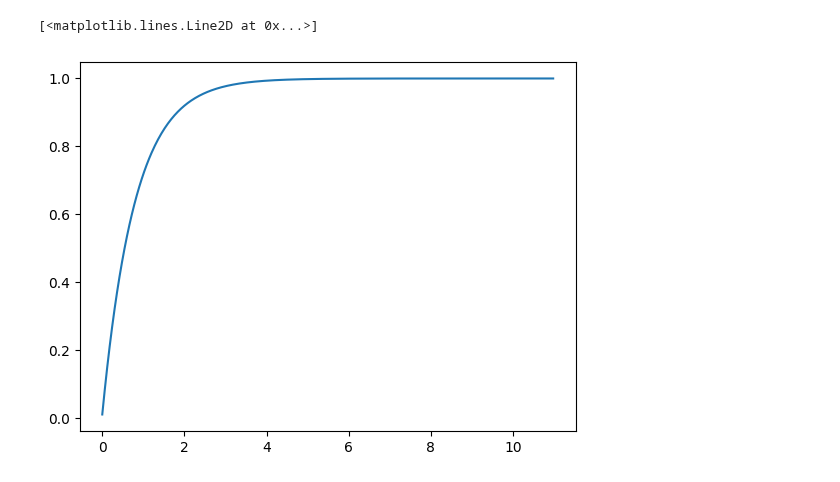
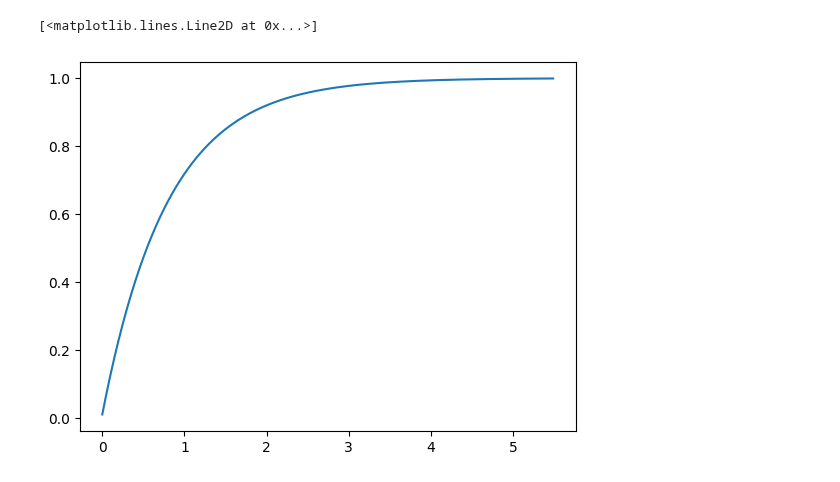
Before and after one commit to buswayne/sysid-transformers-control, a Jupyter notebook: control/simple_example_1.ipynb, the cells around one changed output. Saved outputs shown, nothing was run; the diff lists cells and outputs as text; code cells hidden in the pictures.

```diff
--- a/control/simple_example_1.ipynb
+++ b/control/simple_example_1.ipynb
@@ -21,6 +20,6 @@ plt.show()
 # %%
-ts = 0.01
-T = 20
+ts = 1e-2
+T = 10
 t = np.arange(0, T, ts)
 u = np.random.normal(0, 10, t.shape)
 # %%
@@ -37,16 +36,16 @@ plt.legend()
 # %%
 # VRFT
 s = tf('s')
 tau = 5 # s
 M = 1/(1 + (tau/(2*np.pi))*s)
 M = M*(1 + 1e-2*(tau/(2*np.pi))*s) # add a high freq zero for inversion
 T_cl = tau + 0.5
 t_cl = np.arange(0, T_cl, ts)
-y_d, _ = step(M, 2*t_cl)
-plt.plot(2*t_cl, y_d)
+y_d, _ = step(M, t_cl)
+plt.plot(t_cl, y_d)
 # %% [output]
 [<matplotlib.lines.Line2D at 0x...>]
-[figure, old version]
+[figure, new version]
 # %%
 # vrft
 r_v = lsim(M**(-1), y, t)[0]
```
Also changed, not shown: parts of 15 cells of this notebook, 10 other files.
